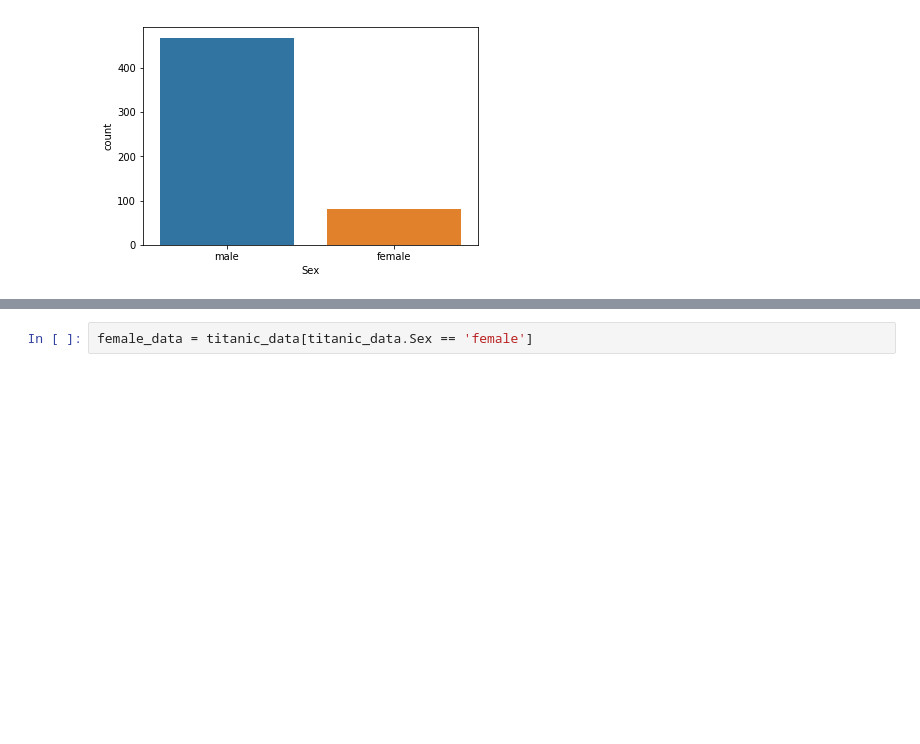
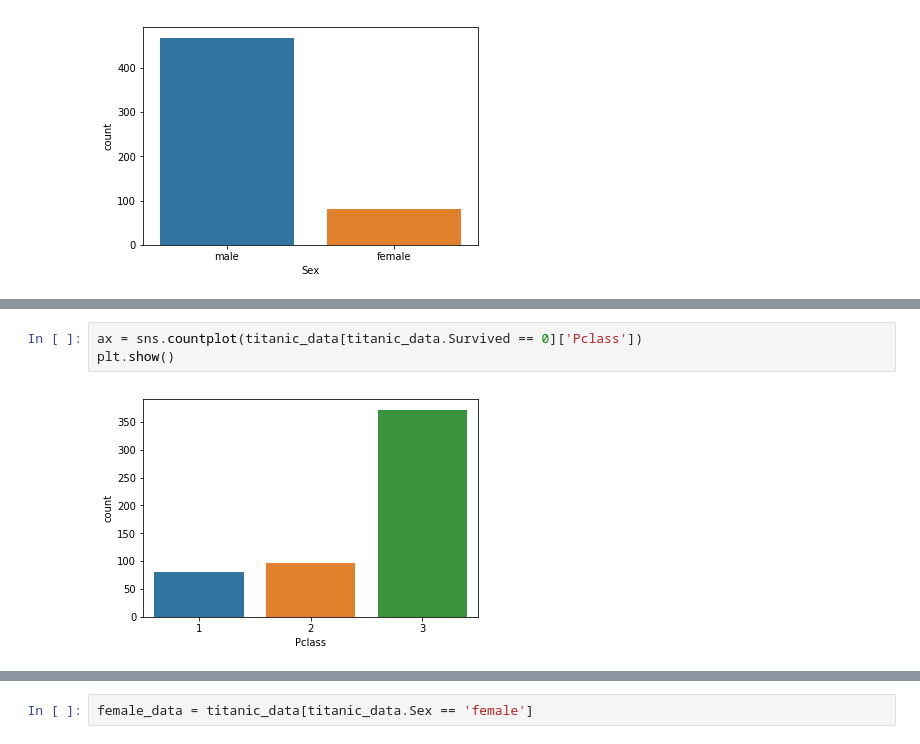
Before and after one commit to rushi0109/Titanic, a Jupyter notebook: Titanic.ipynb, the cells around one changed output, grey strips where cells are left out. Drawn from its saved outputs; the diff is of its cells as text; blank space fills up the shorter version.

```diff
--- a/Titanic.ipynb
+++ b/Titanic.ipynb
@@ -39,0 +50,5 @@ plt.show()
+# %%
+ax = sns.countplot(titanic_data[titanic_data.Survived == 0]['Pclass'])
+plt.show()
+# %% [output]
+[figure, added]
```
Also changed, not shown: parts of 8 cells of this notebook.
